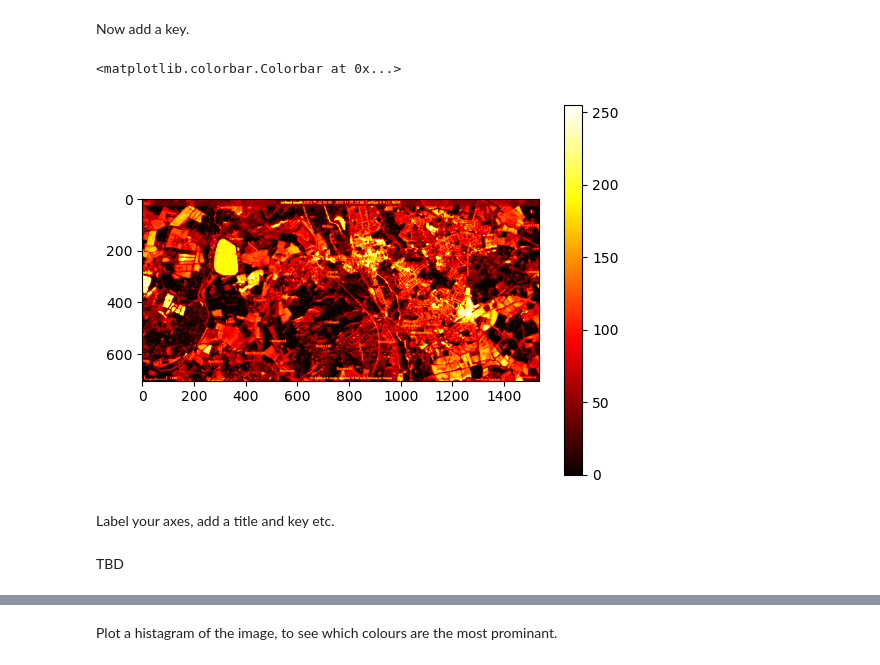
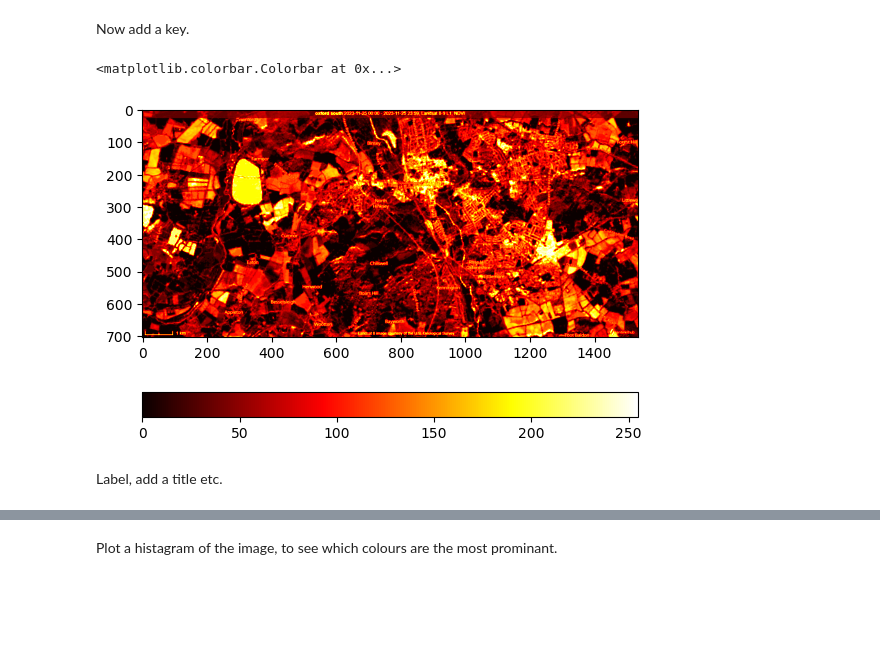
Before and after one commit to hermonochy/satellite-imagery, a Jupyter notebook: content/VegetationWorkshopDraft.ipynb, the cells around one changed output, grey strips where cells are left out. Cells and saved outputs as stored; diff of their text form; code cells hidden in the pictures; blank space fills up the shorter version.

```diff
--- a/content/VegetationWorkshopDraft.ipynb
+++ b/content/VegetationWorkshopDraft.ipynb
@@ -82,11 +82,9 @@ plt.imshow(lum_img, cmap='hot')
 Now add a key.
 # %%
 plt.imshow(lum_img, cmap='hot')
-plt.colorbar()
+plt.colorbar(orientation='horizontal')
 # %% [output]
 <matplotlib.colorbar.Colorbar at 0x...>
-[figure, old version]
+[figure, new version]
 # %% [markdown]
-Label your axes, add a title and key etc.
+Label, add a title etc.
-# %% [markdown]
-TBD
```
Also changed, not shown: parts of 3 cells of this notebook.
